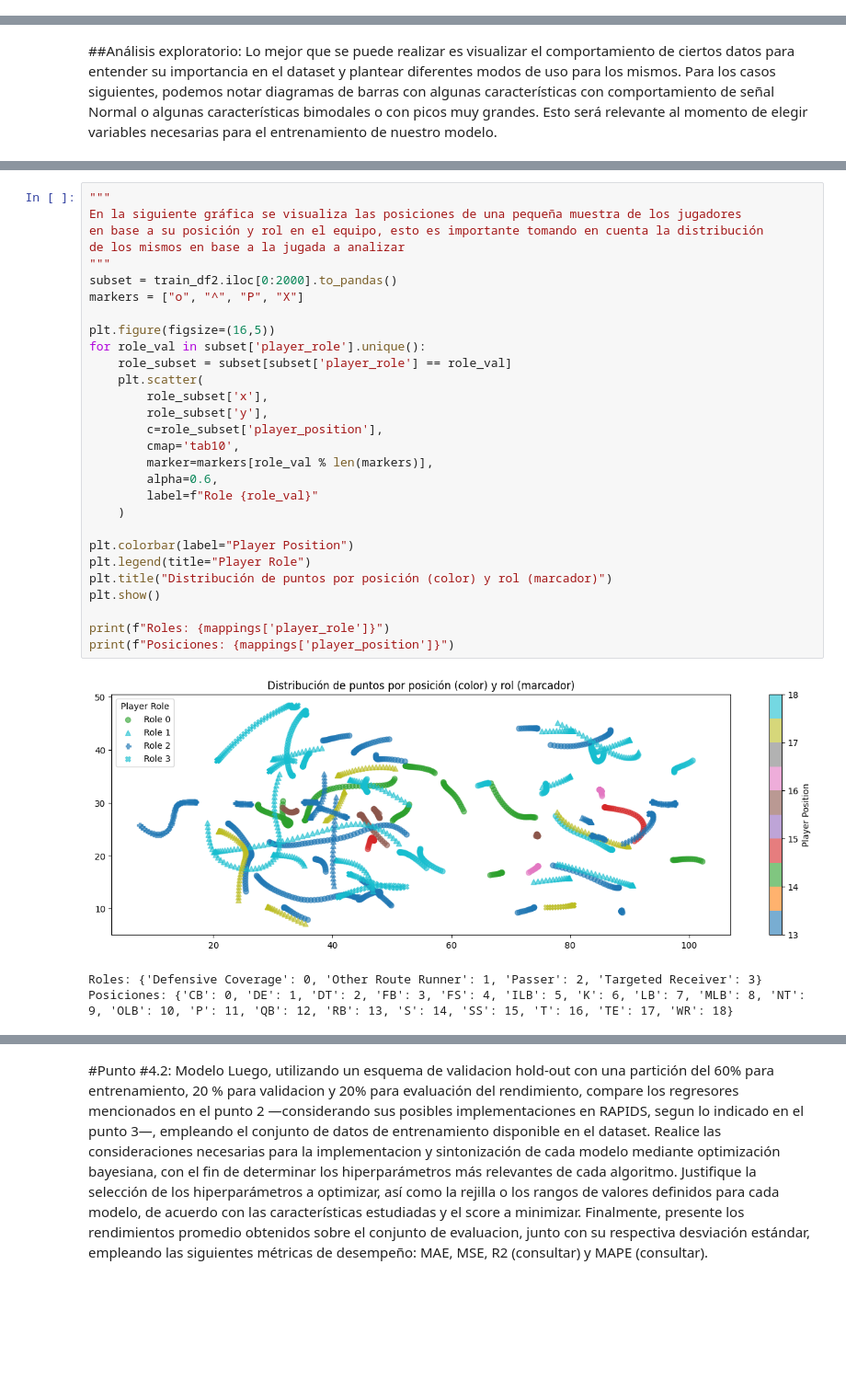
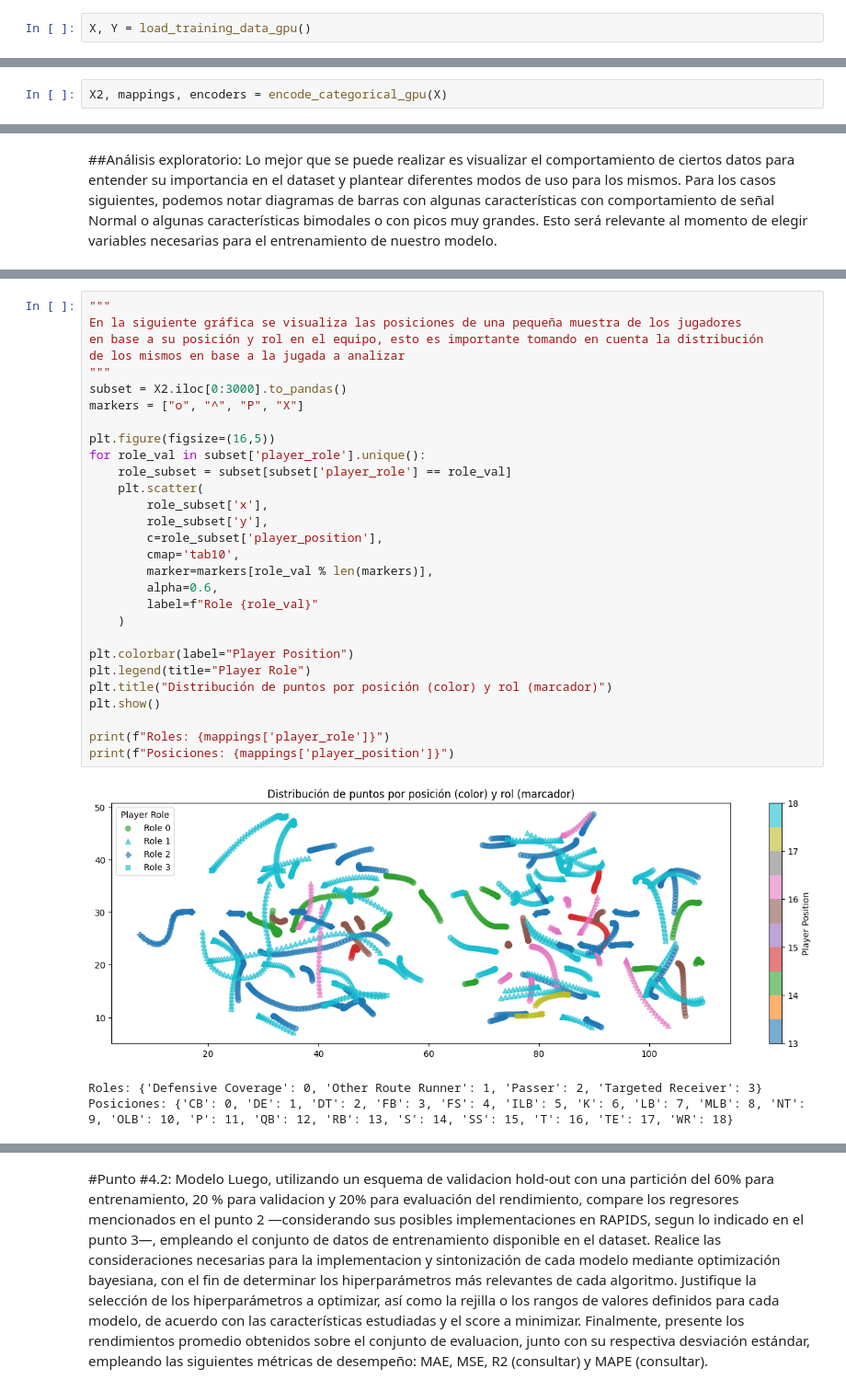
Before and after one commit to FelipeFerAl/TAM-2025-2, a Jupyter notebook: Parciales/Parcial1_2.ipynb, the cells around one changed output, grey strips where cells are left out. Shown at 92% size. Drawn from its saved outputs; the diff is of its cells as text; blank space fills up the shorter version.

```diff
--- a/Parciales/Parcial1_2.ipynb
+++ b/Parciales/Parcial1_2.ipynb
@@ -206,0 +166,2 @@ Players to predict: 1,303,440
+# %%
+X, Y = load_training_data_gpu()
@@ -207 +173,3 @@ Players to predict: 1,303,440
+# %%
+X2, mappings, encoders = encode_categorical_gpu(X)
 # %%
@@ -247,34 +215,34 @@ plt.show()
 # %%
 """
 En la siguiente gráfica se visualiza las posiciones de una pequeña muestra de los jugadores
 en base a su posición y rol en el equipo, esto es importante tomando en cuenta la distribución
 de los mismos en base a la jugada a analizar
 """
-subset = train_df2.iloc[0:2000].to_pandas()
+subset = X2.iloc[0:3000].to_pandas()
 markers = ["o", "^", "P", "X"]
 
 plt.figure(figsize=(16,5))
 for role_val in subset['player_role'].unique():
     role_subset = subset[subset['player_role'] == role_val]
     plt.scatter(
         role_subset['x'],
         role_subset['y'],
         c=role_subset['player_position'],
         cmap='tab10',
         marker=markers[role_val % len(markers)],
         alpha=0.6,
         label=f"Role {role_val}"
     )
 
 plt.colorbar(label="Player Position")
 plt.legend(title="Player Role")
 plt.title("Distribución de puntos por posición (color) y rol (marcador)")
 plt.show()
 
 print(f"Roles: {mappings['player_role']}")
 print(f"Posiciones: {mappings['player_position']}")
 # %% [output]
-[figure, old version]
+[figure, new version]
 Roles: {'Defensive Coverage': 0, 'Other Route Runner': 1, 'Passer': 2, 'Targeted Receiver': 3}
 Posiciones: {'CB': 0, 'DE': 1, 'DT': 2, 'FB': 3, 'FS': 4, 'ILB': 5, 'K': 6, 'LB': 7, 'MLB': 8, 'NT': 9, 'OLB': 10, 'P': 11, 'QB': 12, 'RB': 13, 'S': 14, 'SS': 15, 'T': 16, 'TE': 17, 'WR': 18}
 # %%
```
Also changed, not shown: parts of 18 cells of this notebook.
